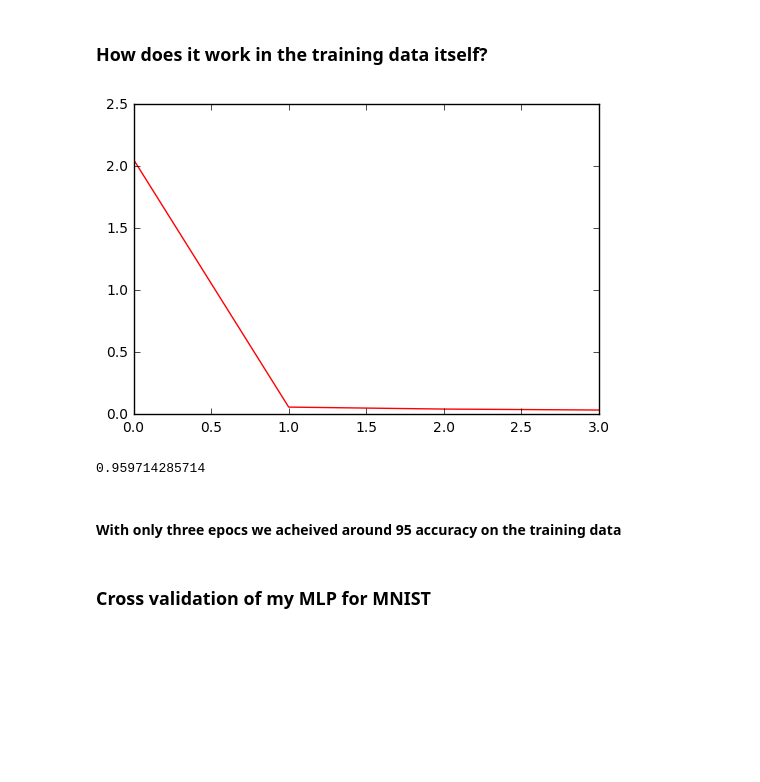
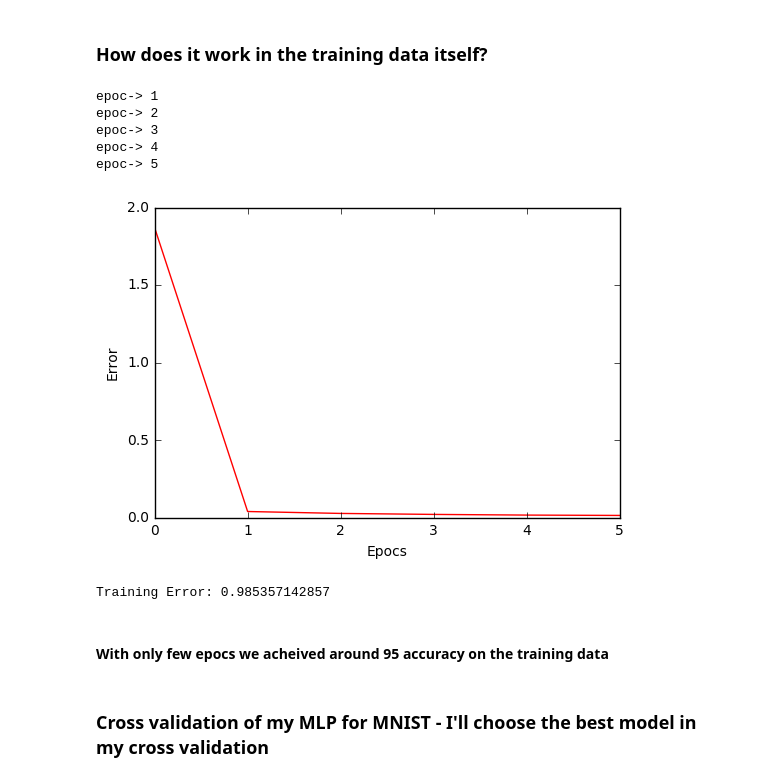
Before and after one commit to bornajafarpour/Data-Science-Scripts, a Jupyter notebook: MINST/MINST.ipynb, the cells around one changed output. Drawn from its saved outputs; the diff is of its cells as text; code cells hidden in the pictures; blank space fills up the shorter version.

```diff
--- a/MINST/MINST.ipynb
+++ b/MINST/MINST.ipynb
@@ -137,14 +126,14 @@ mean(scores)
 # %% [markdown]
 ## 4.5 Deep Learning (SKFlow) - Too slow to run. Needs GPU
 # %%
-import tensorflow.contrib.learn as skflow
-import tensorflow as tf
-feature_columns = [tf.contrib.layers.real_valued_column("", dimension=4)]
-classifier = skflow.DNNClassifier(feature_columns=feature_columns,hidden_units=[5, 7, 5], n_classes=10)
-classifier.fit(train_scaled, train_images['label'])
-score = metrics.accuracy_score(train_scaled, classifier.predict(train_scaled))
-print("Accuracy: %f" % score)
-tf.train.Saver(write_version=tf.train.SaverDef.V2)
+# import tensorflow.contrib.learn as skflow
+# import tensorflow as tf
+# feature_columns = [tf.contrib.layers.real_valued_column("", dimension=4)]
+# classifier = skflow.DNNClassifier(feature_columns=feature_columns,hidden_units=[5, 7, 5], n_classes=10)
+# classifier.fit(train_scaled, train_images['label'])
+# score = metrics.accuracy_score(train_scaled, classifier.predict(train_scaled))
+# print("Accuracy: %f" % score)
+# tf.train.Saver(write_version=tf.train.SaverDef.V2)
 # %% [markdown]
 ## 4.6 My own Multi Layer Perceptron
 # %% [markdown]
@@ -152,29 +141,38 @@ tf.train.Saver(write_version=tf.train.SaverDef.V2)
 # %%
 from importlib.machinery import SourceFileLoader
 from sklearn import preprocessing
 
 X = train_scaled
 lb = preprocessing.LabelBinarizer()
 Y= lb.fit_transform(train_images['label'])
 
 borna = SourceFileLoader("MLP", "../My MLP Implementation/MLP.py").load_module()
 sigmoid = borna.sigmoid
-mlp= borna.bornaMLP([784,50,20,10],activations=10*[sigmoid],epocs=3,eta=.05,update='online')
+identity= borna.identity
+tanh = np.tanh
+
+mlp= borna.bornaMLP([784,150,100,10],activations=[sigmoid,sigmoid,sigmoid],epocs=5,eta=.1,update='online')
+#mlp = borna.bornaMLP([784,50,20,10],activations=[np.tanh,np.tanh,sigmoid],epocs=5,eta=.005,update='online')
 mlp.fit(X,Y)
 plt.plot(range(len(mlp.errors)), mlp.errors,'r')
 plt.xlabel("Epocs")
 plt.ylabel("Error")
 plt.show()
 
 labels = mlp.predict(X)
 print ("Training Error:", sum(np.array(labels) == train_images['label'])/Y.shape[0])
 # %% [output]
+epoc-> 1
+epoc-> 2
+epoc-> 3
+epoc-> 4
+epoc-> 5
-[figure, old version]
+[figure, new version]
-0.959714285714
+Training Error: 0.985357142857
 # %% [markdown]
-#### With only three epocs we acheived around 95 accuracy on the training data
+#### With only few epocs we acheived around 95 accuracy on the training data
 # %% [markdown]
-### Cross validation of my MLP for MNIST
+### Cross validation of my MLP for MNIST - I'll choose the best model in my cross validation
 # %%
 import random
 # I don't know how to get my MLP to work with sklearn cross_validation library, so I wrote my own cross validator
```
Also changed, not shown: parts of 9 cells of this notebook, 5 other files.
